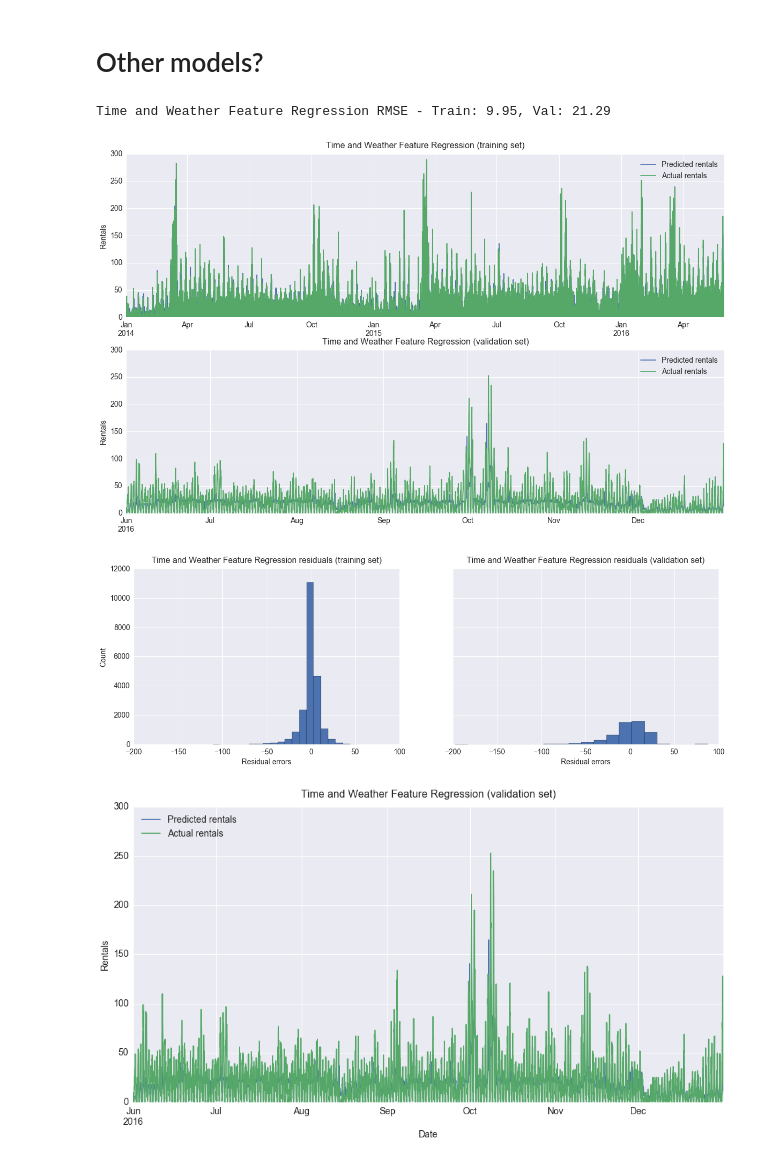
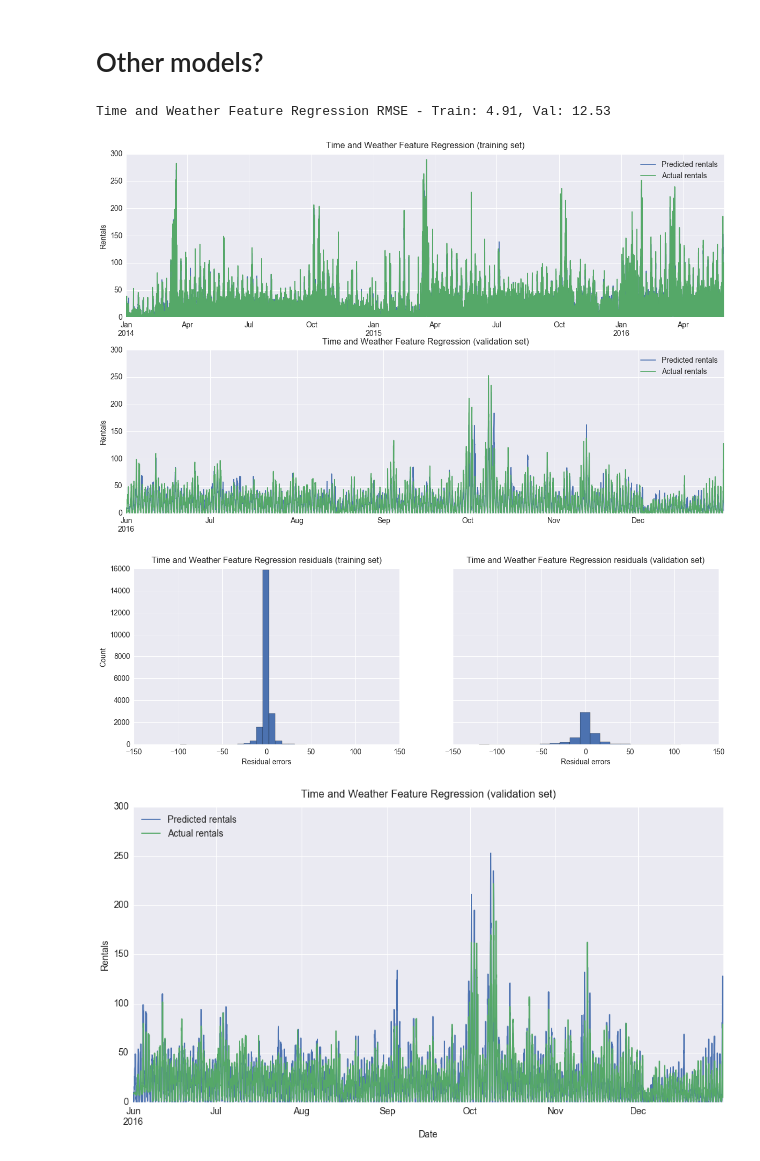
Before and after one commit to timgasser/bcycle-austin, a Jupyter notebook: notebooks/bcycle_all_data_models.ipynb, the cells around one changed output. Drawn from its saved outputs; the diff is of its cells as text; code cells hidden in the pictures.

Commit message:
Added lags and weather to the full data model

```diff
--- a/notebooks/bcycle_all_data_models.ipynb
+++ b/notebooks/bcycle_all_data_models.ipynb
@@ -331,10 +301,10 @@ Validation data shape: (5136, 2)
 # Now we need to split into X and y
 from bcycle_lib.all_utils import reg_x_y_split
 
-X_train, y_train, _ = reg_x_y_split(linreg_train_df[['day-hour', 'count']],
+X_train, y_train, _ = reg_x_y_split(train_df[['day-hour', 'count']],
                                            target_col='count',
                                            ohe_cols=['day-hour'])
-X_val, y_val, _ = reg_x_y_split(linreg_val_df[['day-hour', 'count']],
+X_val, y_val, _ = reg_x_y_split(val_df[['day-hour', 'count']],
                                      target_col='count',
                                      ohe_cols=['day-hour'])
 
@@ -576,11 +506,3 @@ Time and Weather Feature Regression RMSE - Train: 18.18, Val: 14.61
 # Linear model with holidays, events, and lagged features
 
 Now we have one-off special events and holidays added to the model to account for point increases over a day or two, we can add lagged time features to model longer-term changes in the amount of rentals. Let's
-# %%
-train_df.loc[:,'count_lag_1D'] = train_df['count'].shift(24).fillna(method='backfill')
-train_df.loc[:,'count_lag_1W'] = train_df['count'].shift(7 * 24).fillna(method='backfill')
-train_df.loc[:,'count_lag_24H'] = train_df['count'].rolling(window=24, win_type='blackman').mean().fillna(method='backfill')
-
-val_df.loc[:,'count_lag_1D'] = val_df['count'].shift(24).fillna(method='backfill')
-val_df.loc[:,'count_lag_1W'] = val_df['count'].shift(7 * 24).fillna(method='backfill')
-val_df.loc[:,'count_lag_24H'] = val_df['count'].rolling(window=24, win_type='blackman').mean().fillna(method='backfill')
@@ -598,15 +508,0 @@ See the caveats in the documentation: http://pandas.pydata.org/pandas-docs/stabl
-# %%
-train_df.loc[:,'count_daily_median'] = train_df['count'].shift(24).resample('1D').median()
-train_df.loc[:,'count_daily_median'] = train_df.loc[:,'count_daily_median'].fillna(method='ffill').fillna(0)
-
-train_df.loc[:,'count_weekly_median'] = train_df.loc[:,'count'].shift(24 * 7).resample('1W').median()
-train_df.loc[:,'count_weekly_median'] = train_df.loc[:,'count_weekly_median'].fillna(method='ffill').fillna(0)
-
-val_df.loc[:,'count_daily_median'] = val_df['count'].shift(24).resample('1D').median()
-val_df.loc[:,'count_daily_median'] = val_df.loc[:,'count_daily_median'].fillna(method='ffill').fillna(0)
-
-val_df.loc[:,'count_weekly_median'] = val_df.loc[:,'count'].shift(24 * 7).resample('1W').median()
-val_df.loc[:,'count_weekly_median'] = val_df.loc[:,'count_weekly_median'].fillna(method='ffill').fillna(0)
-
-
-train_df.head(100)
@@ -710,23 +632,27 @@ def merge_daily_weather(df, weather_df):
     # Extract the date only from df's index
     df = df.reset_index()
     df['date'] = df['datetime'].dt.date.astype('datetime64')
-    df = df.set_index('datetime')
+#     df = df.set_index('datetime')
 
     # Extract the date field to join on
     weather_df = weather_df.reset_index()
+    weather_df['date'] = weather_df['date'].astype('datetime64')
 
     # Merge with the weather information using the date
     merged_df = pd.merge(df, weather_df, on='date', how='left')
     merged_df.index = df.index
+    merged_df = merged_df.set_index('datetime', drop=True)
     merged_df = merged_df.drop('date', axis=1)
-
     assert df.shape[0] == merged_df.shape[0], "Error - row mismatch after merge"
 
     return merged_df
 
+GOOD_COLS = ['max_temp', 'min_temp', 'max_gust', 'precipitation',
+        'cloud_pct', 'thunderstorm']
 
-train_weather_df = merge_daily_weather(train_df, weather_df)
-val_weather_df = merge_daily_weather(val_df, weather_df)
 
-train_weather_df.head()
+train_weather_df = merge_daily_weather(train_df, weather_df[GOOD_COLS])
+val_weather_df = merge_daily_weather(val_df, weather_df[GOOD_COLS])
+
+train_weather_df.info()
 # %% [output]
@@ -789,28 +724,28 @@ Time and Weather Feature Regression RMSE - Train: 14.61, Val: 18.67
 # %%
 from sklearn.ensemble import RandomForestRegressor
 
-reg = RandomForestRegressor(max_depth=10)
+reg = RandomForestRegressor(n_estimators=20, max_depth=100)
 reg.fit(X_train, y_train)
 y_train_pred = reg.predict(X_train)
 train_rmse = np.sqrt(mean_squared_error(y_train, y_train_pred))
 
 y_val_pred = reg.predict(X_val)
 val_rmse = np.sqrt(mean_squared_error(y_val, y_val_pred))
 
 # # Store the evaluation results
 # if 'linreg_time_weather_feat' not in scores_df.index:
 #     scores_df = scores_df.append(pd.DataFrame({'train_rmse' : train_rmse, 'val_rmse' : val_rmse},
 #                                               index=['linreg_time_weather_feat']))
 
 print('Time and Weather Feature Regression RMSE - Train: {:.2f}, Val: {:.2f}'.format(train_rmse, val_rmse))
 
 reg_result_train_df, reg_result_val_df = df_from_results(train_df.index, y_train, y_train_pred,
                                                          val_df.index, y_val, y_val_pred)
 
 plot_results(reg_result_train_df, reg_result_val_df, 'pred', 'true', title='Time and Weather Feature Regression')
 plot_val(reg_result_val_df, 'pred', 'true', title='Time and Weather Feature Regression')
 # %% [output]
-Time and Weather Feature Regression RMSE - Train: 9.95, Val: 21.29
+Time and Weather Feature Regression RMSE - Train: 4.91, Val: 12.53
-[figure, old version]
+[figure, new version]
-[figure, old version]
+[figure, new version]
-[figure, old version]
+[figure, new version]
```
Also changed, not shown: parts of 27 cells of this notebook.
